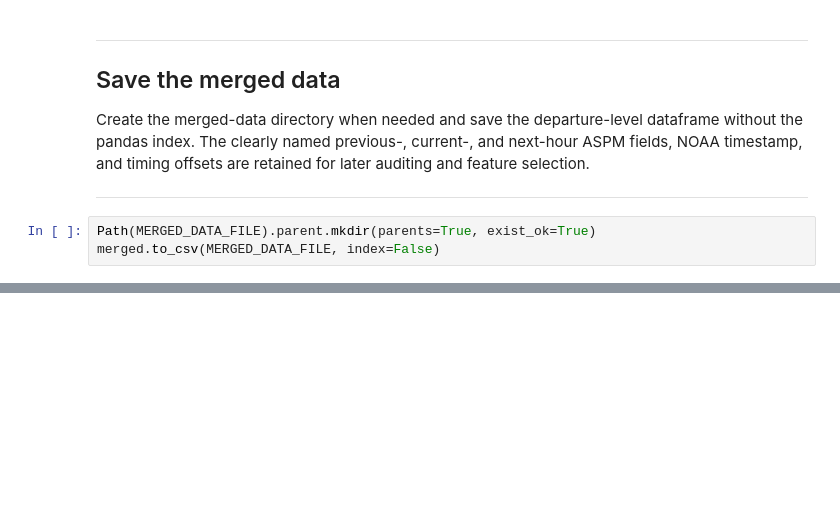
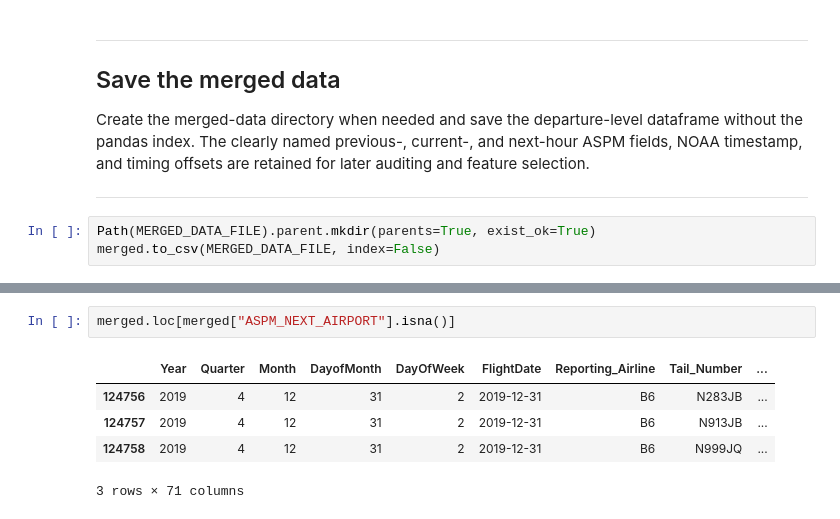
Before and after one commit to johndk/berkeley-ml-capstone, a Jupyter notebook: notebooks/merge.ipynb, the cells around one changed output, grey strips where cells are left out. Cells and saved outputs as stored; diff of their text form; blank space fills up the shorter version.

```diff
--- a/notebooks/merge.ipynb
+++ b/notebooks/merge.ipynb
@@ -299,0 +376,8 @@ merged.info()
+# %%
+merged.loc[merged["ASPM_NEXT_AIRPORT"].isna()]
+# %% [output]
+|  | Year | Quarter | Month | DayofMonth | DayOfWeek | FlightDate | Reporting_Airline | Tail_Number | ... |
+| 124756 | 2019 | 4 | 12 | 31 | 2 | 2019-12-31 | B6 | N283JB | ... |
+| 124757 | 2019 | 4 | 12 | 31 | 2 | 2019-12-31 | B6 | N913JB | ... |
+| 124758 | 2019 | 4 | 12 | 31 | 2 | 2019-12-31 | B6 | N999JQ | ... |
+3 rows × 71 columns
```
Also changed, not shown: parts of 7 cells of this notebook, 1 other file.
